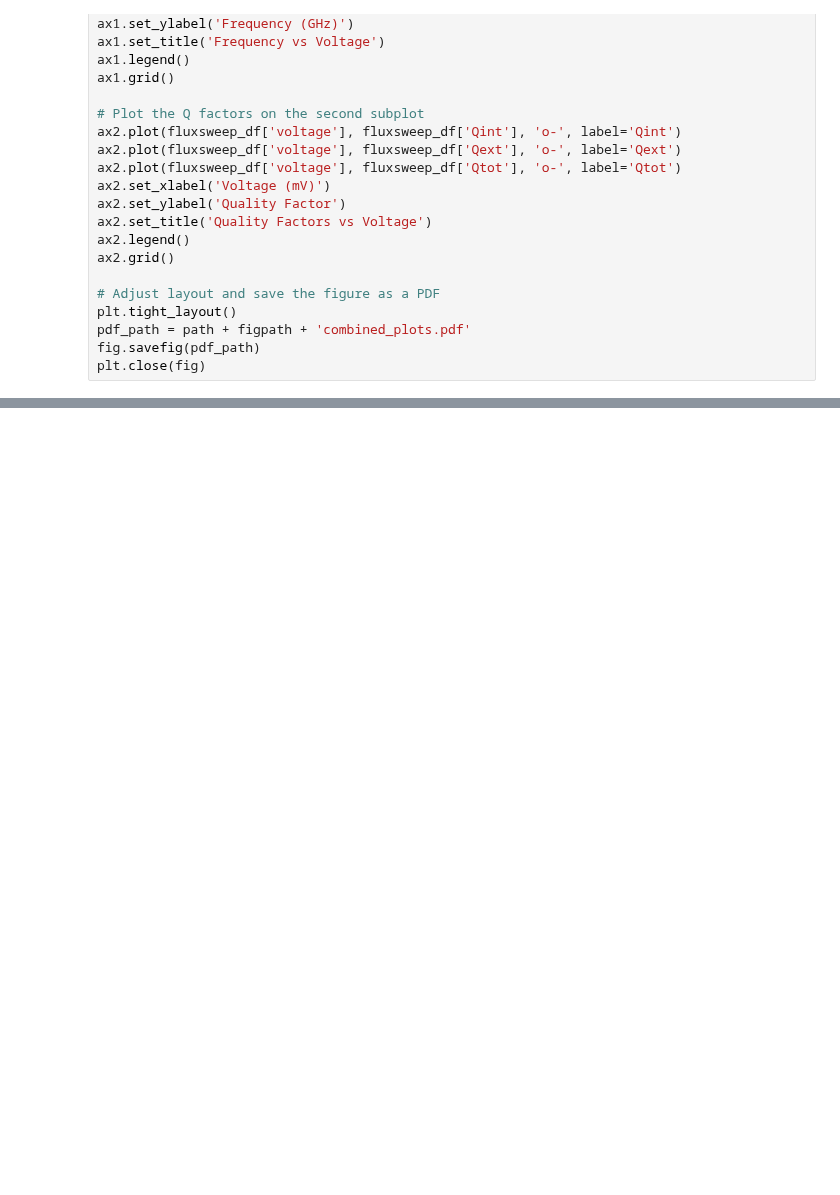
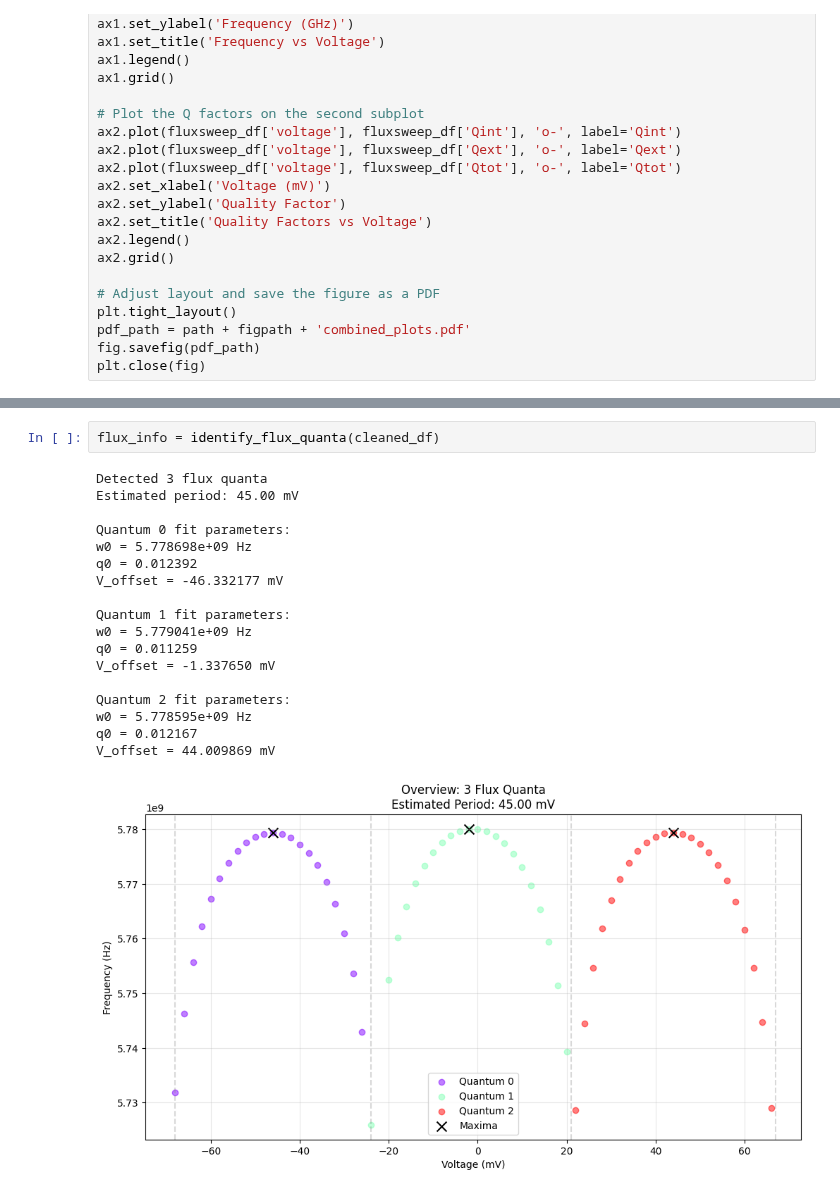
Before and after one commit to shanto268/QP_NBR_Experiments, a Jupyter notebook: common_analysis.ipynb, the cells around one changed output, grey strips where cells are left out. Drawn from its saved outputs; the diff is of its cells as text; blank space fills up the shorter version.

Commit message:
feat: added multiple resonator flux fit

```diff
--- a/common_analysis.ipynb
+++ b/common_analysis.ipynb
@@ -224,0 +194,21 @@ plt.close(fig)
+# %%
+flux_info = identify_flux_quanta(cleaned_df)
+# %% [output]
+Detected 3 flux quanta
+Estimated period: 45.00 mV
+
+Quantum 0 fit parameters:
+w0 = 5.778698e+09 Hz
+q0 = 0.012392
+V_offset = -46.332177 mV
+
+Quantum 1 fit parameters:
+w0 = 5.779041e+09 Hz
+q0 = 0.011259
+V_offset = -1.337650 mV
+
+Quantum 2 fit parameters:
+w0 = 5.778595e+09 Hz
+q0 = 0.012167
+V_offset = 44.009869 mV
+[figure, added]
```
Also changed, not shown: parts of 13 cells of this notebook, 6 other files.
